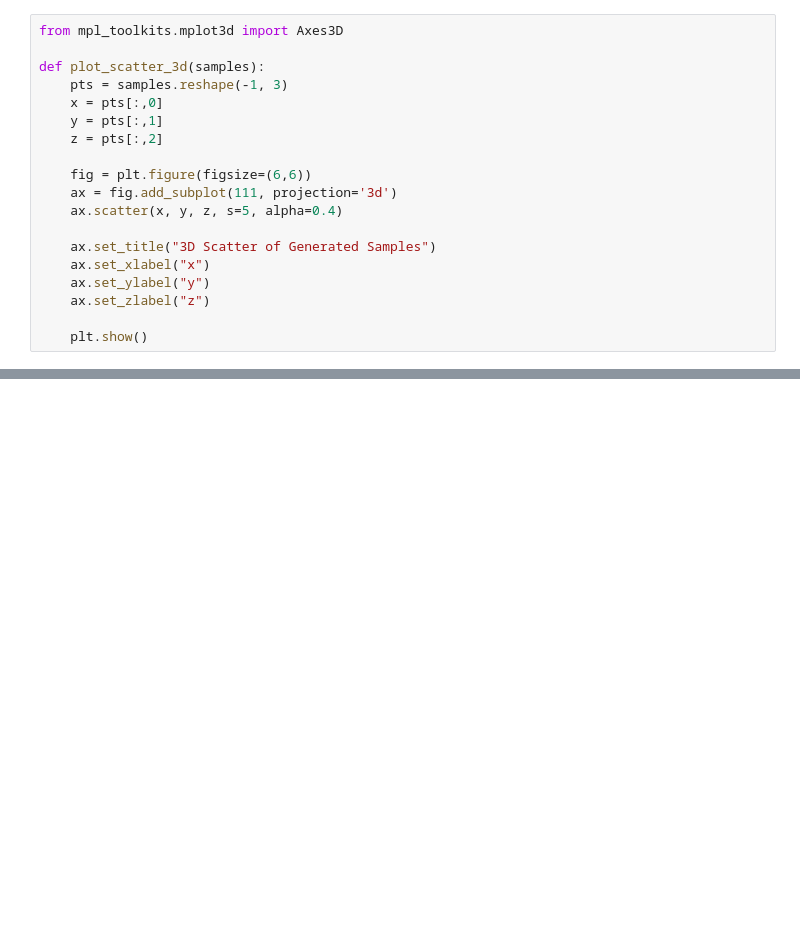
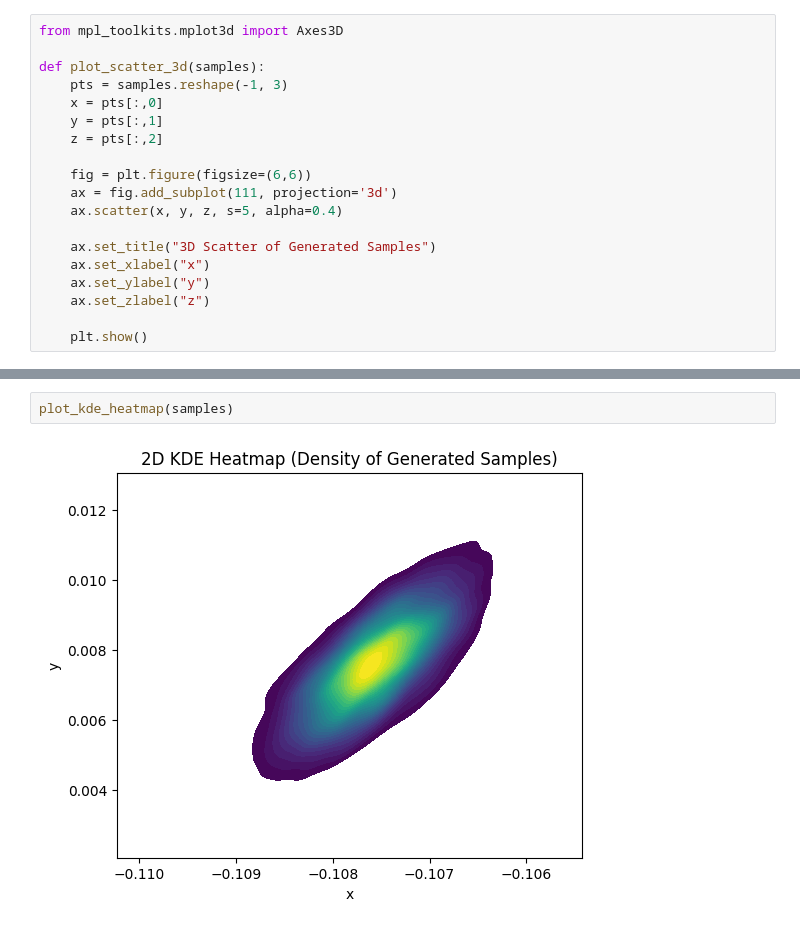
Before and after one commit to XuanWeiWang-999/1141ML-Final-Reconstructing-Ancient-Life-through-Molecular-Diffusion-Models313652018, a Jupyter notebook: code space/code_2.ipynb, the cells around one changed output, grey strips where cells are left out. Drawn from its saved outputs; the diff is of its cells as text; blank space fills up the shorter version.

```diff
--- a/code space/code_2.ipynb
+++ b/code space/code_2.ipynb
@@ -326,0 +401,4 @@ KeyboardInterrupt:
+# %%
+plot_kde_heatmap(samples)
+# %% [output]
+[figure, added]
```
Also changed, not shown: parts of 9 cells of this notebook.
